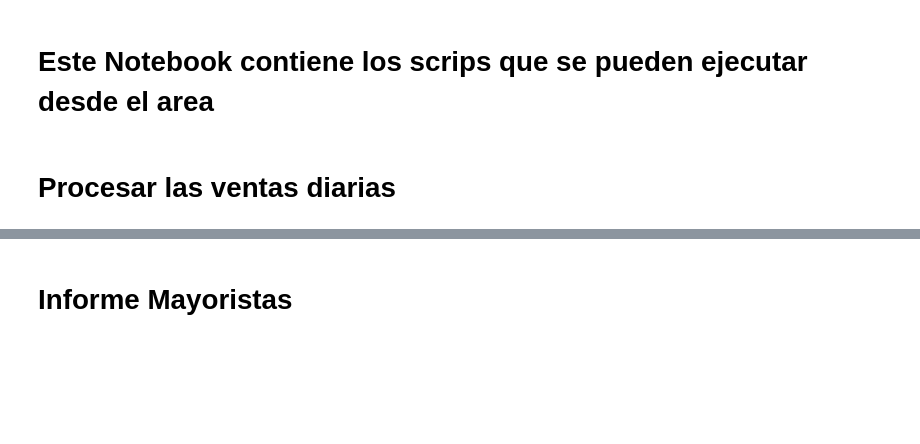
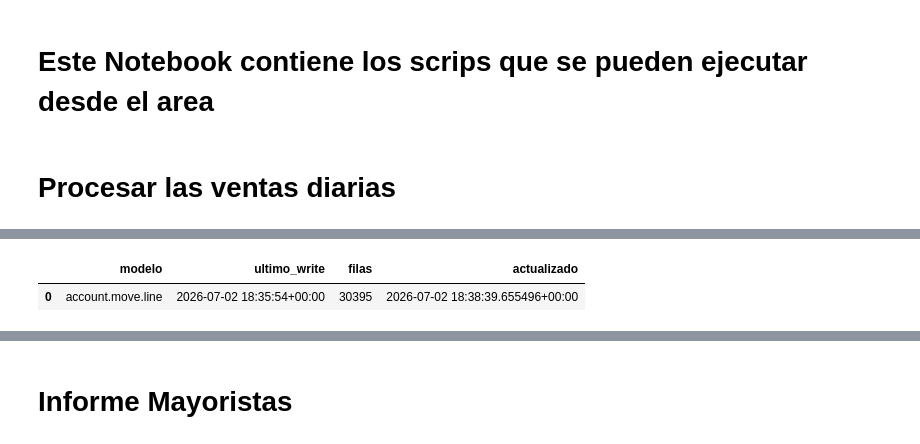
Before and after one commit to la-pocion-code/analisis_datos, a Jupyter notebook: ejecuciones_anilista.ipynb, the cells around one changed output, grey strips where cells are left out. Cells and saved outputs as stored; diff of their text form; code cells hidden in the pictures; blank space fills up the shorter version.

```diff
--- a/ejecuciones_anilista.ipynb
+++ b/ejecuciones_anilista.ipynb
@@ -2,3 +2,7 @@
 # Este Notebook contiene los scrips que se pueden ejecutar desde el area
 # %% [markdown]
 # Procesar las ventas diarias
+# %%
+from classes.db_loader import DBLoader
+DBLoader().consultar("SELECT * FROM marts.etl_control WHERE modelo='account.move.line'")
+# %% [output]
@@ -4,0 +12,2 @@
+|  | modelo | ultimo_write | filas | actualizado |
+| 0 | account.move.line | 2026-07-02 18:35:54+00:00 | 30395 | 2026-07-02 18:38:39.655496+00:00 |
```
Also changed, not shown: parts of 6 cells of this notebook, 5 other files.
